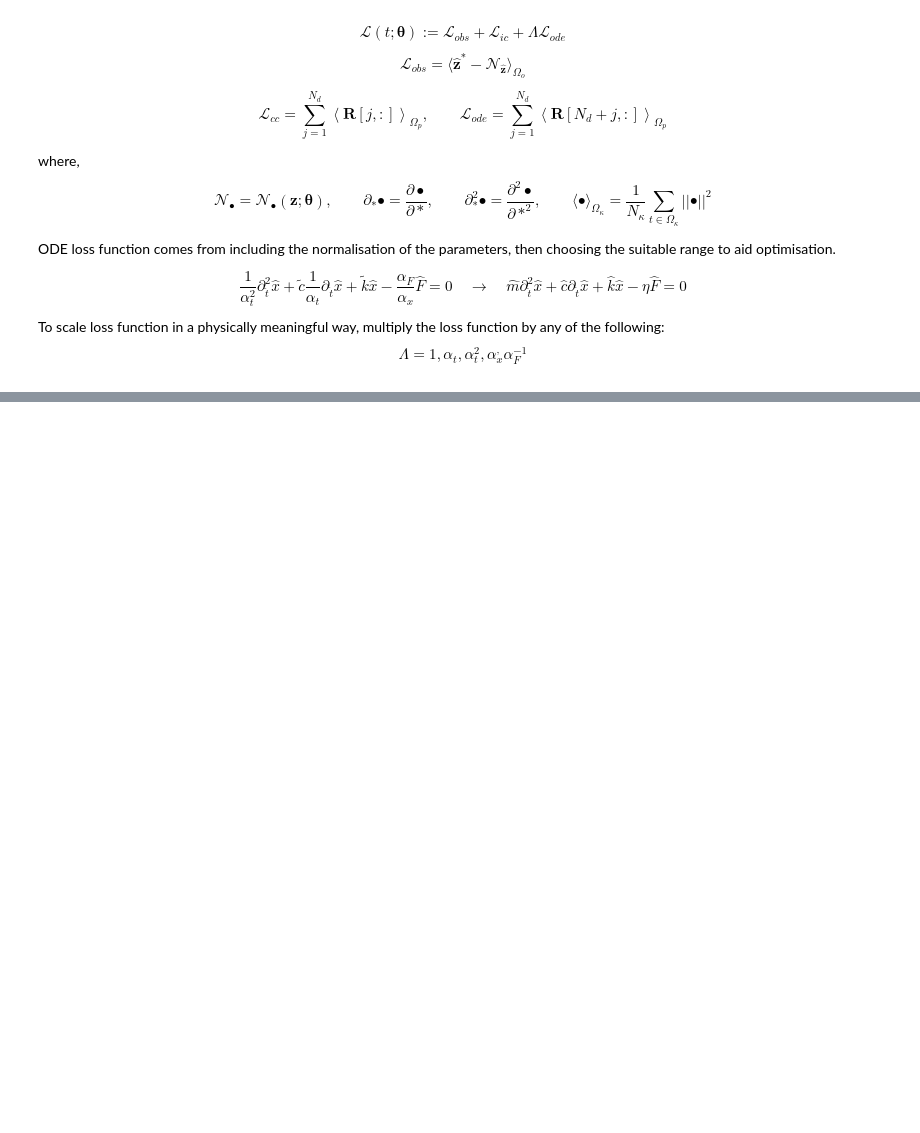
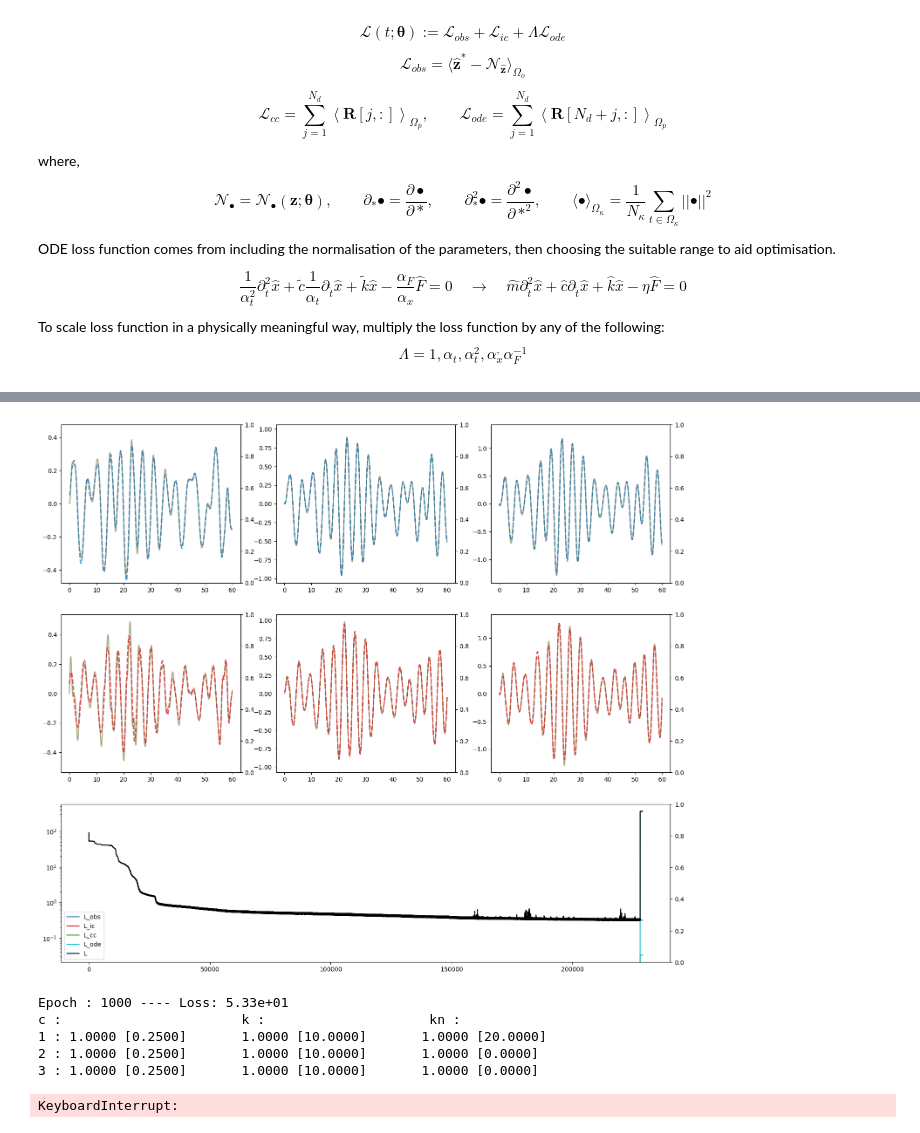
Before and after one commit to MarcusHA94/structural-dynamics-pinns, a Jupyter notebook: mdof_instance/mdof_cubic_instance.ipynb, the cells around one changed output, grey strips where cells are left out. Saved outputs shown, nothing was run; the diff lists cells and outputs as text; code cells hidden in the pictures; blank space fills up the shorter version.

```diff
--- a/mdof_instance/mdof_cubic_instance.ipynb
+++ b/mdof_instance/mdof_cubic_instance.ipynb
@@ -465,12 +474,12 @@ loss_hist = checkpoint["loss"]
 mdof_model.load_state_dict(checkpoint['model'])
 optimizer.load_state_dict(checkpoint['optimizer'])
 
-for name, param in mdof_model.named_parameters():
-    param.requires_grad = False
+# for name, param in mdof_model.named_parameters():
+#     param.requires_grad = False
 
-mdof_model.c_.requires_grad = True
-mdof_model.k_.requires_grad = True
-mdof_model.kn_.requires_grad = True
+# mdof_model.c_.requires_grad = True
+# mdof_model.k_.requires_grad = True
+# mdof_model.kn_.requires_grad = True
 
 clipper = ParamClipper()
 
@@ -518,30 +527,38 @@ for i in tqdm(range(epochs)):
         plot_result(axs, ground_truth, data, prediction, alphas)#, residuals['R_ode'], axs2)
 
         plot_joint_loss_hist(axs[alphabet[2*n_dof]], np.array(loss_hist))
 
         display.clear_output(wait=True)
         display.display(plt.gcf())
         tqdma.write("Epoch : %d ---- Loss: %.2e" % (i+1,loss_hist[i][-1]))
         tqdma.write("c :                       k :                     kn : ")
         for j in range(n_dof):
             wri_str = '%d : ' % (j+1)
             for param in ['c_','k_','kn_']:
                 if pinn_config['phys_params'][param]['type']=='constant':
                     wri_str += '%.4f ' % getattr(mdof_model,param)[j]
                 elif pinn_config['phys_params'][param]['type']=='variable':
                     wri_str += '%.4f ' % (getattr(mdof_model,param)[j]*alphas[param[:-1]])
                 wri_str += '[%.4f]       ' % true_params[param][j]
             tqdma.write(wri_str)
 
 display.clear_output()
 tqdma.write("Epoch : %d ---- Loss: %.2e" % (i+1,loss_hist[i][-1]))
 tqdma.write("c :                       k :                     kn : ")
 for j in range(n_dof):
     wri_str = '%d : ' % (j+1)
     for param in ['c_','k_','kn_']:
         if pinn_config['phys_params'][param]['type']=='constant':
             wri_str += '%.4f ' % getattr(mdof_model,param)[j]
         elif pinn_config['phys_params'][param]['type']=='variable':
             wri_str += '%.4f ' % (getattr(mdof_model,param)[j]*alphas[param[:-1]])
         wri_str += '[%.4f]       ' % true_params[param][j]
     tqdma.write(wri_str)
+# %% [output]
+[figure, added]
+Epoch : 1000 ---- Loss: 5.33e+01
+c :                       k :                     kn :
+1 : 1.0000 [0.2500]       1.0000 [10.0000]       1.0000 [20.0000]
+2 : 1.0000 [0.2500]       1.0000 [10.0000]       1.0000 [0.0000]
+3 : 1.0000 [0.2500]       1.0000 [10.0000]       1.0000 [0.0000]
+KeyboardInterrupt:
```
Also changed, not shown: parts of 5 cells of this notebook, 11 other files.
